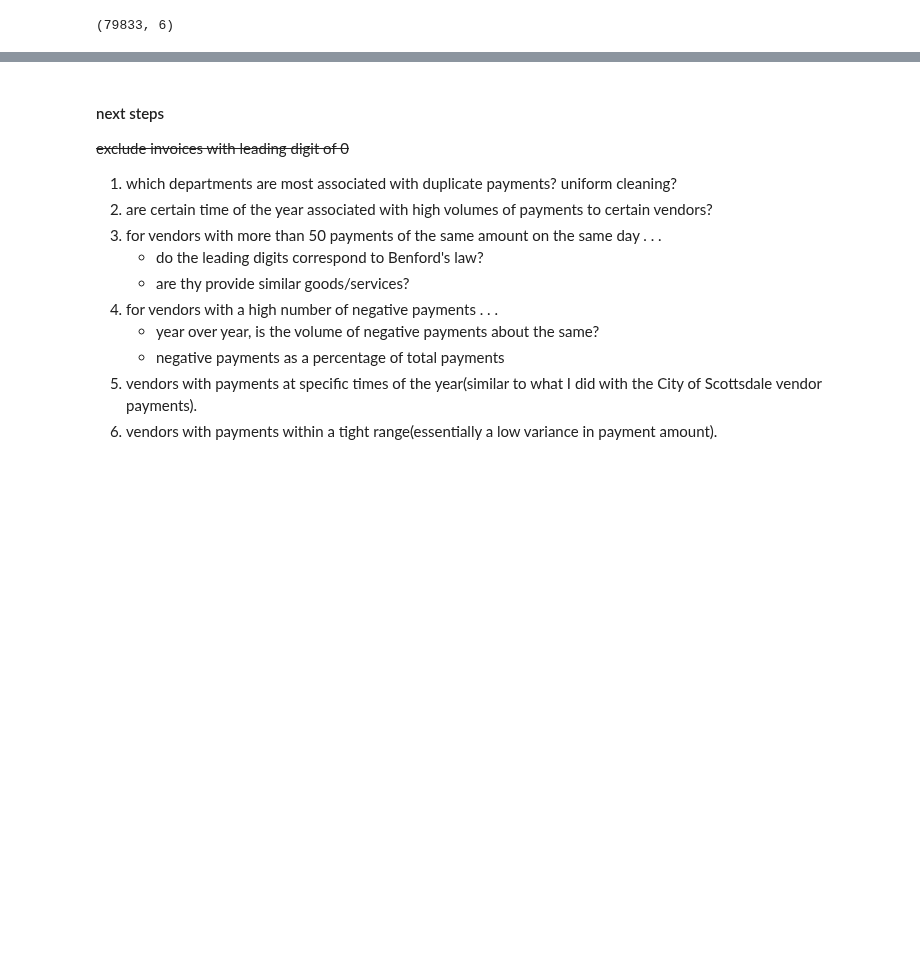
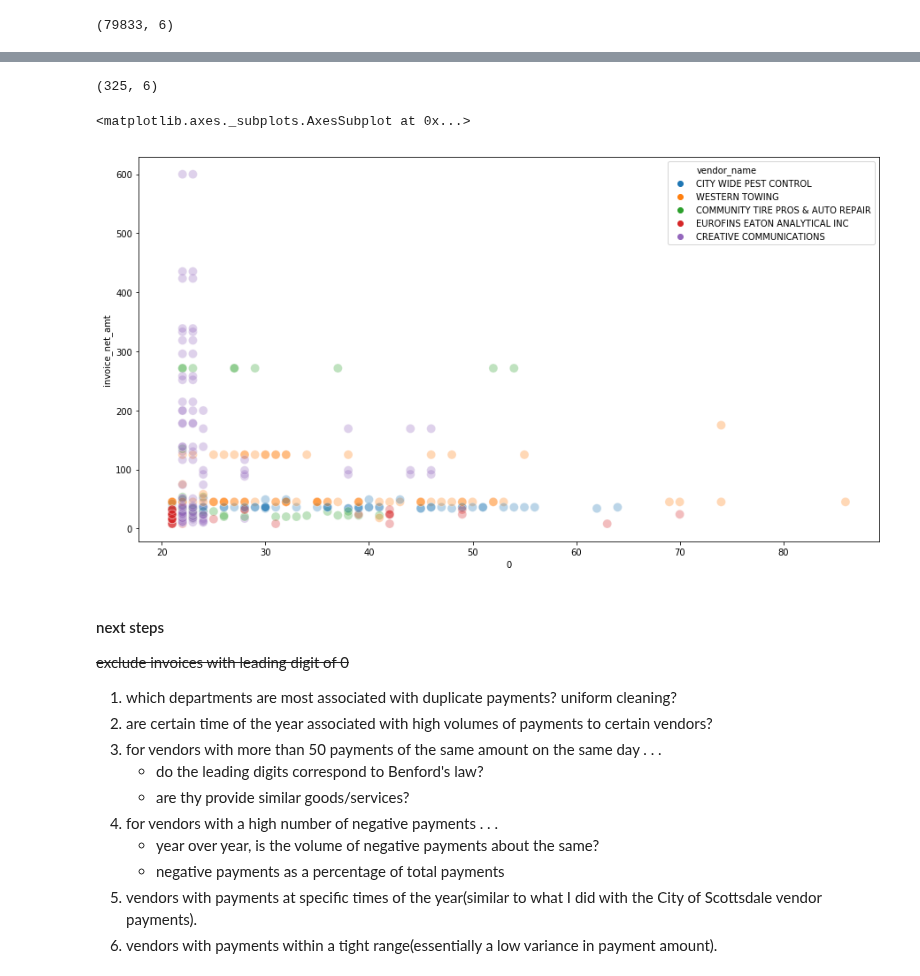
Before and after one commit to mrkjhsn/City-of-Phoenix-Vendor-Payments, a Jupyter notebook: vendor_analysis.ipynb, the cells around one changed output, grey strips where cells are left out. Drawn from its saved outputs; the diff is of its cells as text; code cells hidden in the pictures; blank space fills up the shorter version.

```diff
--- a/vendor_analysis.ipynb
+++ b/vendor_analysis.ipynb
@@ -326,0 +354,2 @@ ax[3].scatter(payments[payments['vendor_name'] == 'EUROFINS EATON ANALYTICAL INC
+# %%
+id_payments_less_1000 = identical_pay_group[(identical_pay_group[0] > 20) & (identical_pay_group['invoice_net_amt'] < 1000)]
@@ -326,0 +365,3 @@ ax[3].scatter(payments[payments['vendor_name'] == 'EUROFINS EATON ANALYTICAL INC
+# %%
+top_5_id_payments_less_1000 = id_payments_less_1000[id_payments_less_1000['vendor_name'].isin(identical_pay_group[(identical_pay_group[0] > 20) & (identical_pay_group['invoice_net_amt'] < 1000)] \
+    ['vendor_name'].value_counts().head(5).index)]
@@ -327,3 +377,19 @@ ax[3].scatter(payments[payments['vendor_name'] == 'EUROFINS EATON ANALYTICAL INC
+# %%
+id_payments_less_1000[id_payments_less_1000['vendor_name'].isin(identical_pay_group[(identical_pay_group[0] > 20) & (identical_pay_group['invoice_net_amt'] < 1000)] \
+    ['vendor_name'].value_counts().head(5).index)].shape
+# %% [output]
+(325, 6)
+# %%
+plt.figure(figsize=(15, 8))
+
+sns.scatterplot(x=top_5_id_payments_less_1000.iloc[:,5],
+           y=top_5_id_payments_less_1000.iloc[:,3],
+           hue=top_5_id_payments_less_1000.iloc[:,4],
+           alpha=.3,
+               s=100)
+# %% [output]
+<matplotlib.axes._subplots.AxesSubplot at 0x...>
+[figure, added]
 # %% [markdown]
 #### next steps
 ~~exclude invoices with leading digit of 0~~
```
Also changed, not shown: parts of 10 cells of this notebook.
